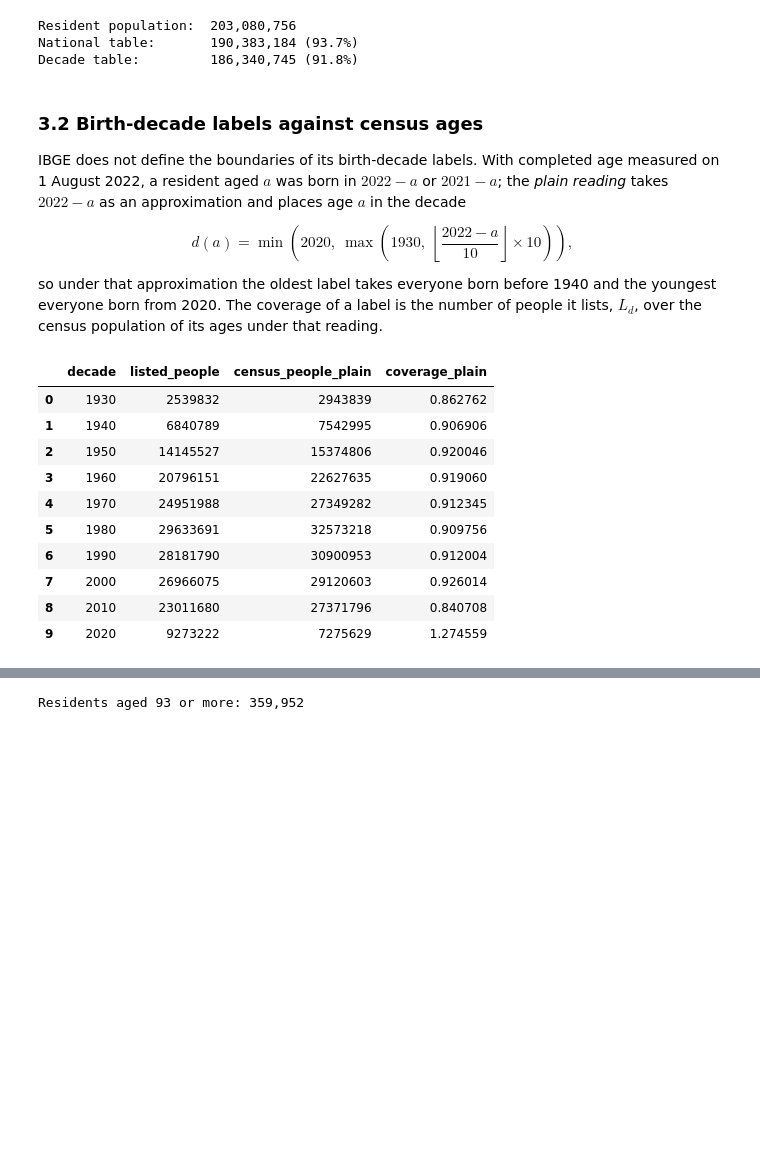
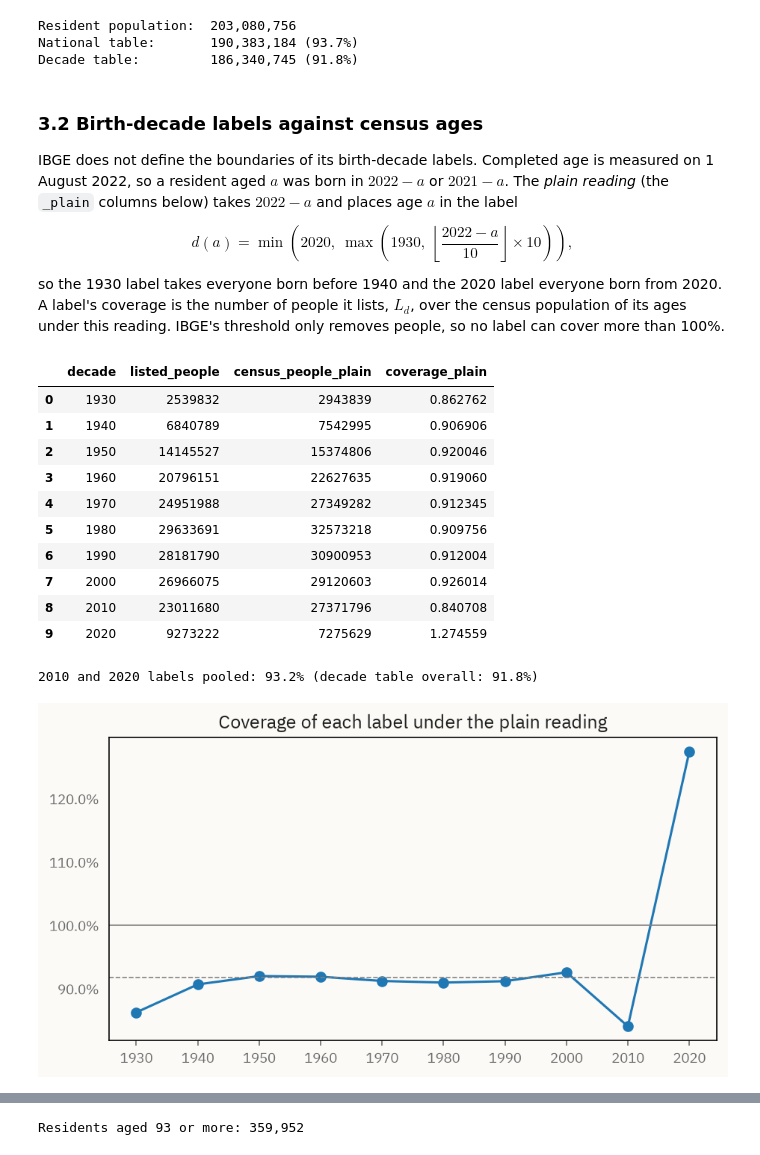
Before and after one commit to jhlopesalves/DataVerso, a Jupyter notebook: projects/002-nomes-brasil/dataverso_002.ipynb, the cells around one changed output, grey strips where cells are left out. Cells and saved outputs as stored; diff of their text form; code cells hidden in the pictures; blank space fills up the shorter version.

```diff
--- a/projects/002-nomes-brasil/dataverso_002.ipynb
+++ b/projects/002-nomes-brasil/dataverso_002.ipynb
@@ -321,0 +224,10 @@ census_age_sex: 303 rows
+# %%
+# Facts the data determine, read from the tables rather than typed
+decades = np.sort(names_decade["decade"].unique())
+FIRST_DECADE, LAST_DECADE = decades[0], decades[-1]
+DISCLOSURE_THRESHOLD = names_decade["count"].min()  # IBGE's floor: the smallest listed count
+HEADS = names_total["name"].head(HEAD_COUNT).tolist()  # names_total is sorted by count
+
+print(f"Birth-decade labels: {FIRST_DECADE} to {LAST_DECADE}")
+print(f"Disclosure threshold: {DISCLOSURE_THRESHOLD} bearers")
+print(f"Heads: {', '.join(HEADS)}")
@@ -342,35 +258,59 @@ Decade table:         186,340,745 (91.8%)
 # %% [markdown]
 ### 3.2 Birth-decade labels against census ages
 
-IBGE does not define the boundaries of its birth-decade labels. With completed age measured on 1 August 2022, a resident aged $a$ was born in $2022 - a$ or $2021 - a$; the *plain reading* takes $2022 - a$ as an approximation and places age $a$ in the decade
+IBGE does not define the boundaries of its birth-decade labels. Completed age is measured on 1 August 2022, so a resident aged $a$ was born in $2022 - a$ or $2021 - a$. The *plain reading* (the `_plain` columns below) takes $2022 - a$ and places age $a$ in the label
 
 $$d(a) = \min\left(2020,\ \max\left(1930,\ \left\lfloor \frac{2022 - a}{10} \right\rfloor \times 10\right)\right),$$
 
-so under that approximation the oldest label takes everyone born before 1940 and the youngest everyone born from 2020. The coverage of a label is the number of people it lists, $L_d$, over the census population of its ages under that reading.
+so the 1930 label takes everyone born before 1940 and the 2020 label everyone born from 2020. A label's coverage is the number of people it lists, $L_d$, over the census population of its ages under this reading. IBGE's threshold only removes people, so no label can cover more than 100%.
 # %%
 census_total = census[census["sex"] == "total"].copy()
 census_total["decade"] = ((REFERENCE_YEAR - census_total["age"]) // 10 * 10).clip(
     FIRST_DECADE, LAST_DECADE
 )
 
 coverage = pd.DataFrame(
     {
         "listed_people": names_decade.groupby("decade")["count"].sum(),
         "census_people_plain": census_total.groupby("decade")["population"].sum(),
     }
 ).reset_index()
 coverage["coverage_plain"] = coverage["listed_people"] / coverage["census_people_plain"]
 display(coverage)
+
+# If the 2010 and 2020 labels differ from the plain reading only in where they split,
+# their pooled coverage should match the other labels'
+overall = decade_people / population
+youngest = coverage[coverage["decade"] >= 2010]
+pooled = youngest["listed_people"].sum() / youngest["census_people_plain"].sum()
+print(f"2010 and 2020 labels pooled: {pooled:.1%} (decade table overall: {overall:.1%})")
+
+ax = coverage.plot(
+    x="decade",
+    y="coverage_plain",
+    marker="o",
+    legend=False,
+    xticks=coverage["decade"],
+    figsize=(7, 3.5),
+    title="Coverage of each label under the plain reading",
+)
+ax.axhline(1, color="grey", linewidth=0.8)  # the ceiling a threshold cannot exceed
+ax.axhline(overall, color="grey", linewidth=0.8, linestyle="--")  # decade table overall
+ax.yaxis.set_major_formatter(PercentFormatter(1))
+ax.set_xlabel("")
+plt.show()
 # %% [output]
 |  | decade | listed_people | census_people_plain | coverage_plain |
 | 0 | 1930 | 2539832 | 2943839 | 0.862762 |
 | 1 | 1940 | 6840789 | 7542995 | 0.906906 |
 | 2 | 1950 | 14145527 | 15374806 | 0.920046 |
 | 3 | 1960 | 20796151 | 22627635 | 0.919060 |
 | 4 | 1970 | 24951988 | 27349282 | 0.912345 |
 | 5 | 1980 | 29633691 | 32573218 | 0.909756 |
 | 6 | 1990 | 28181790 | 30900953 | 0.912004 |
 | 7 | 2000 | 26966075 | 29120603 | 0.926014 |
 | 8 | 2010 | 23011680 | 27371796 | 0.840708 |
 | 9 | 2020 | 9273222 | 7275629 | 1.274559 |
+2010 and 2020 labels pooled: 93.2% (decade table overall: 91.8%)
+[figure, added]
 # %% [markdown]
```
Also changed, not shown: parts of 22 cells of this notebook.
